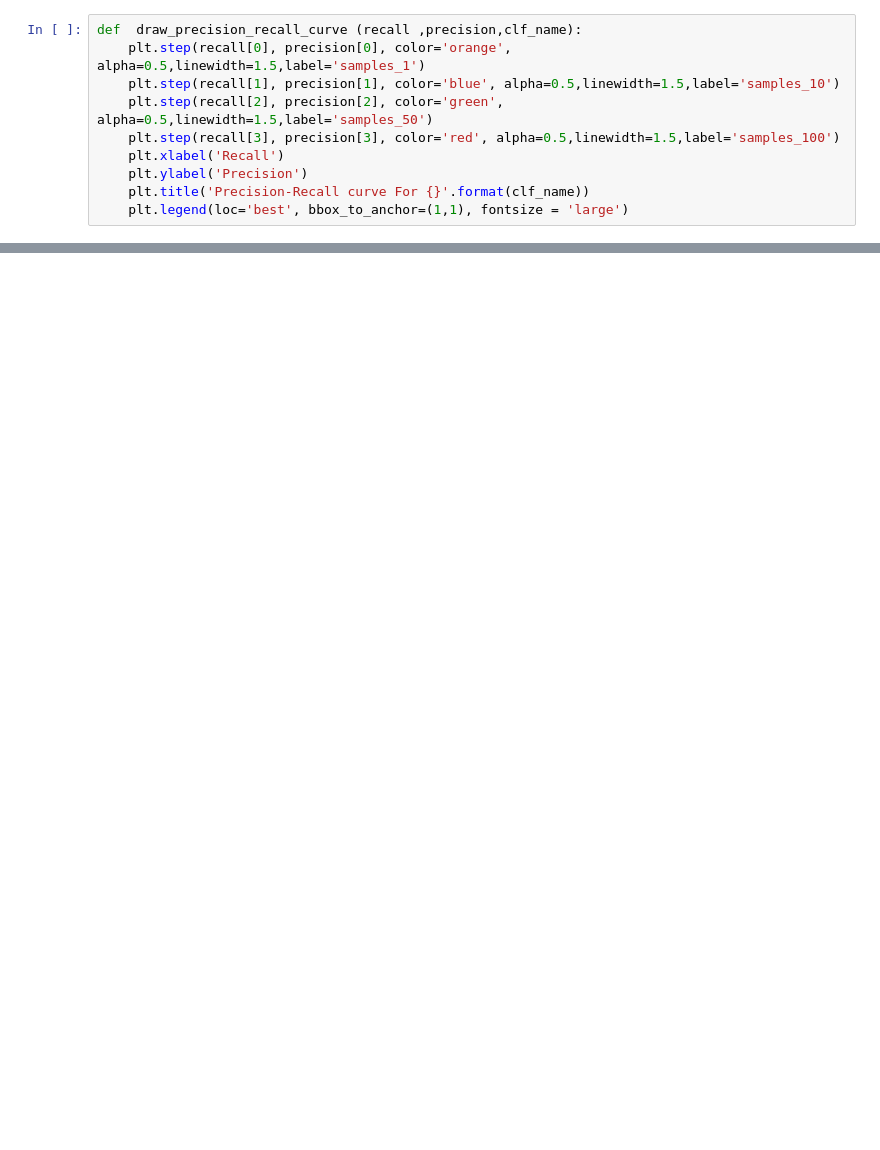
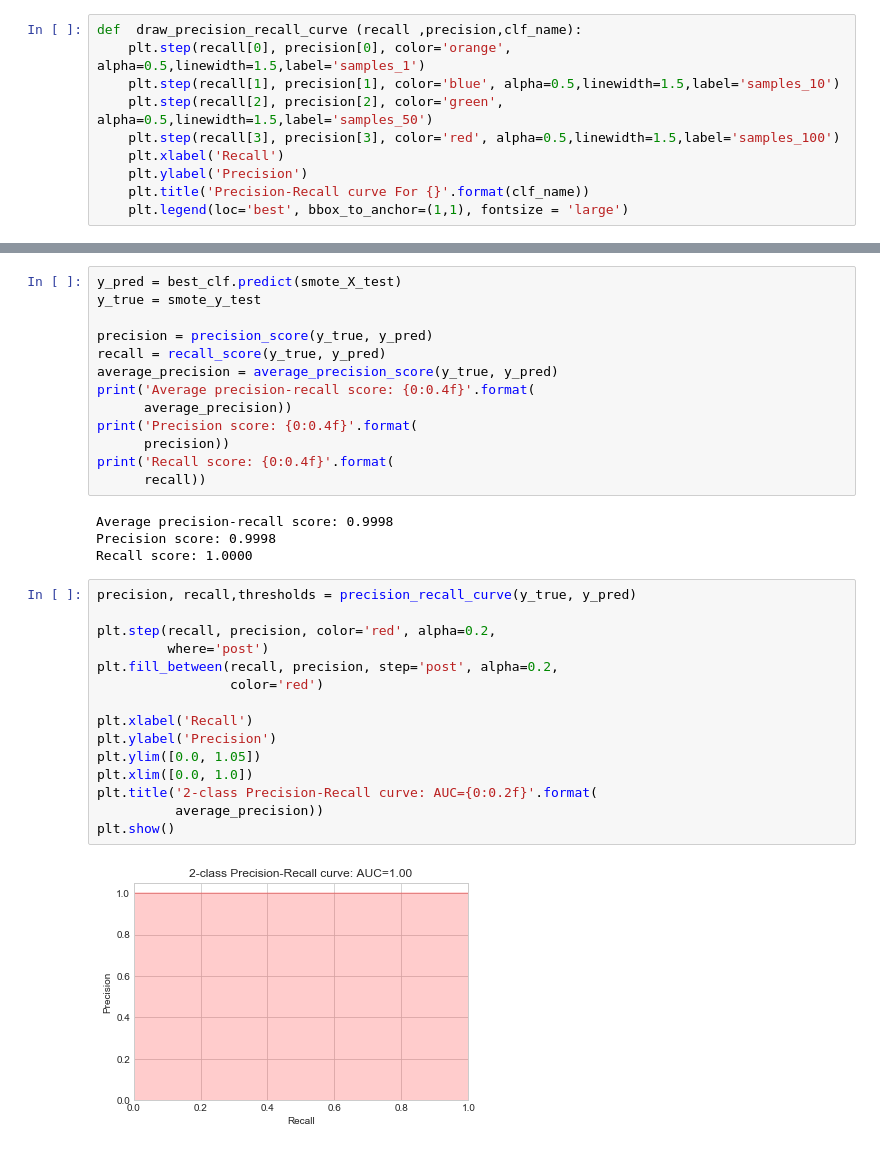
Before and after one commit to abhijeetkoranne/udacity-mlnd, a Jupyter notebook: Credit_Card_Fraud_Detection/Credit_Card_Fraud_Detection.ipynb, the cells around one changed output, grey strips where cells are left out. Cells and saved outputs as stored; diff of their text form; blank space fills up the shorter version.

```diff
--- a/Credit_Card_Fraud_Detection/Credit_Card_Fraud_Detection.ipynb
+++ b/Credit_Card_Fraud_Detection/Credit_Card_Fraud_Detection.ipynb
@@ -584,0 +671,34 @@ draw_precision_recall_curve (recall,precision,clf_name)
+# %%
+y_pred = best_clf.predict(smote_X_test)
+y_true = smote_y_test
+
+precision = precision_score(y_true, y_pred)
+recall = recall_score(y_true, y_pred)
+average_precision = average_precision_score(y_true, y_pred)
+print('Average precision-recall score: {0:0.4f}'.format(
+      average_precision))
+print('Precision score: {0:0.4f}'.format(
+      precision))
+print('Recall score: {0:0.4f}'.format(
+      recall))
+# %% [output]
+Average precision-recall score: 0.9998
+Precision score: 0.9998
+Recall score: 1.0000
+# %%
+precision, recall,thresholds = precision_recall_curve(y_true, y_pred)
+
+plt.step(recall, precision, color='red', alpha=0.2,
+         where='post')
+plt.fill_between(recall, precision, step='post', alpha=0.2,
+                 color='red')
+
+plt.xlabel('Recall')
+plt.ylabel('Precision')
+plt.ylim([0.0, 1.05])
+plt.xlim([0.0, 1.0])
+plt.title('2-class Precision-Recall curve: AUC={0:0.2f}'.format(
+          average_precision))
+plt.show()
+# %% [output]
+[figure, added]
```
Also changed, not shown: parts of 23 cells of this notebook, 7 other files.
